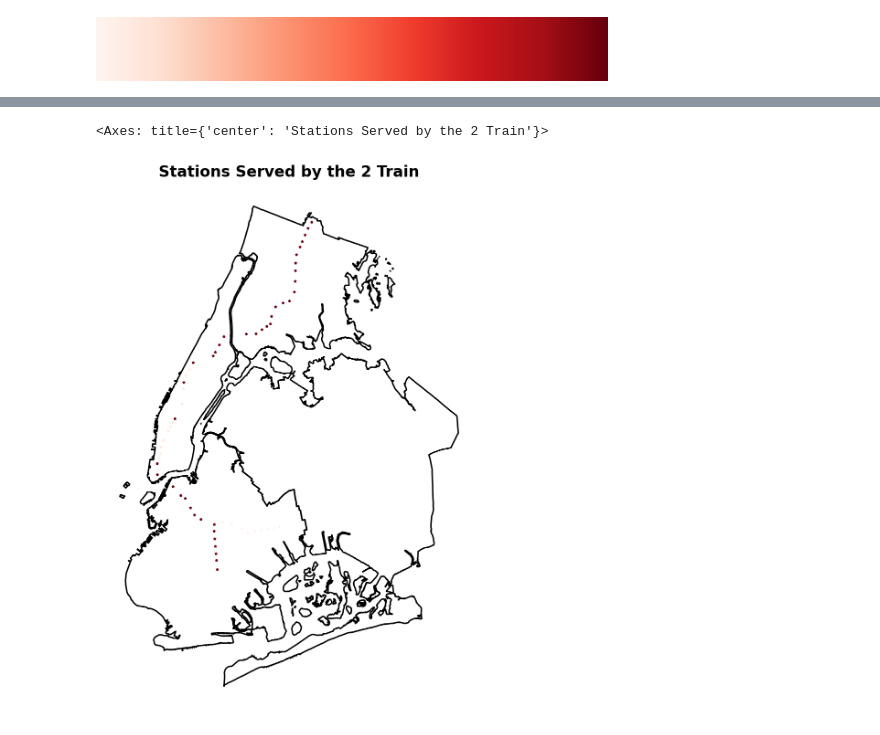
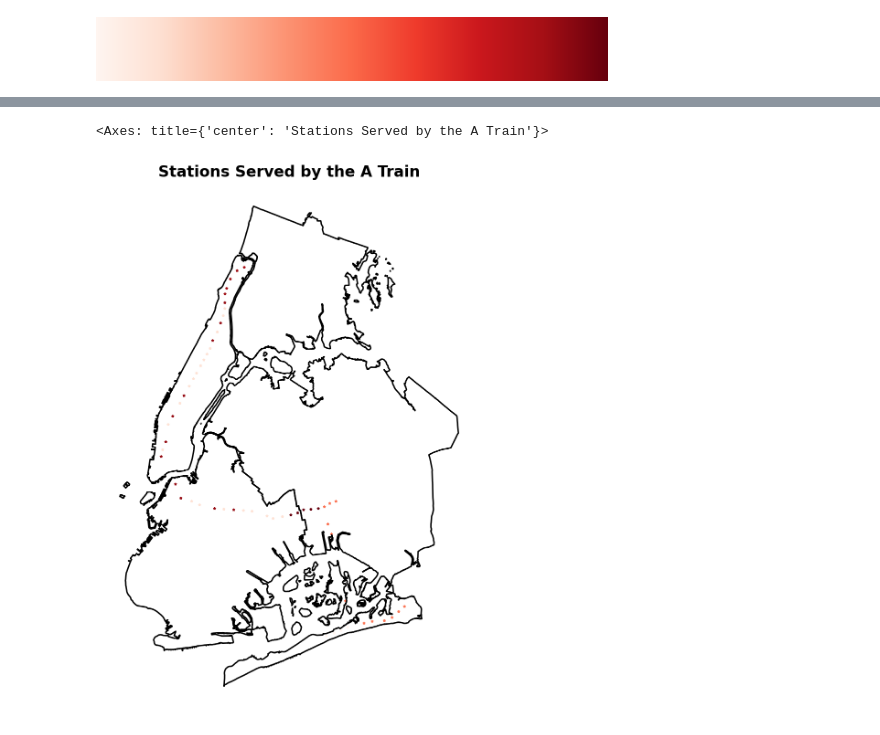
Before and after one commit to gregfeliu/NYC-Subway-Frequencies, a Jupyter notebook: Notebooks/3.Miscellaneous_Analysis.ipynb, the cells around one changed output, grey strips where cells are left out. Cells and saved outputs as stored; diff of their text form; code cells hidden in the pictures.

```diff
--- a/Notebooks/3.Miscellaneous_Analysis.ipynb
+++ b/Notebooks/3.Miscellaneous_Analysis.ipynb
@@ -596,19 +584,19 @@ Name: 5, dtype: float64
 # %%
-service_to_map = '2'
+service_to_map = 'A'
 orig_stations_gdf_single_service = orig_stations_gdf[orig_stations_gdf[service_to_map]>0]
 
 fig, ax = plt.subplots(figsize=(10,10))
 ax.axis('off')
 ax.set_title(f"Stations Served by the {service_to_map} Train", color='black', fontsize=16, weight='bold')
 boros.boundary.plot(ax=ax, color="black")
 
 vmin, vmax = orig_stations_gdf_single_service[service_to_map].min(), orig_stations_gdf_single_service[service_to_map].max()
 vcenter = vmin + 0.01
 normalize = mcolors.Normalize(vmin=vmin, vmax=vmax)
 colormap = cm.Reds
 # stations
 # orig_stations_gdf_single_service['geometry'].plot(marker='*', markersize=5, ax=ax, aspect='auto')
 orig_stations_gdf_single_service.plot(column=service_to_map, cmap=cm.Reds, norm=normalize, marker='*', markersize=5, ax=ax, )
 # %% [output]
-<Axes: title={'center': 'Stations Served by the 2 Train'}>
+<Axes: title={'center': 'Stations Served by the A Train'}>
-[figure, old version]
+[figure, new version]
```
Also changed, not shown: parts of 26 cells of this notebook, 2 other files.
